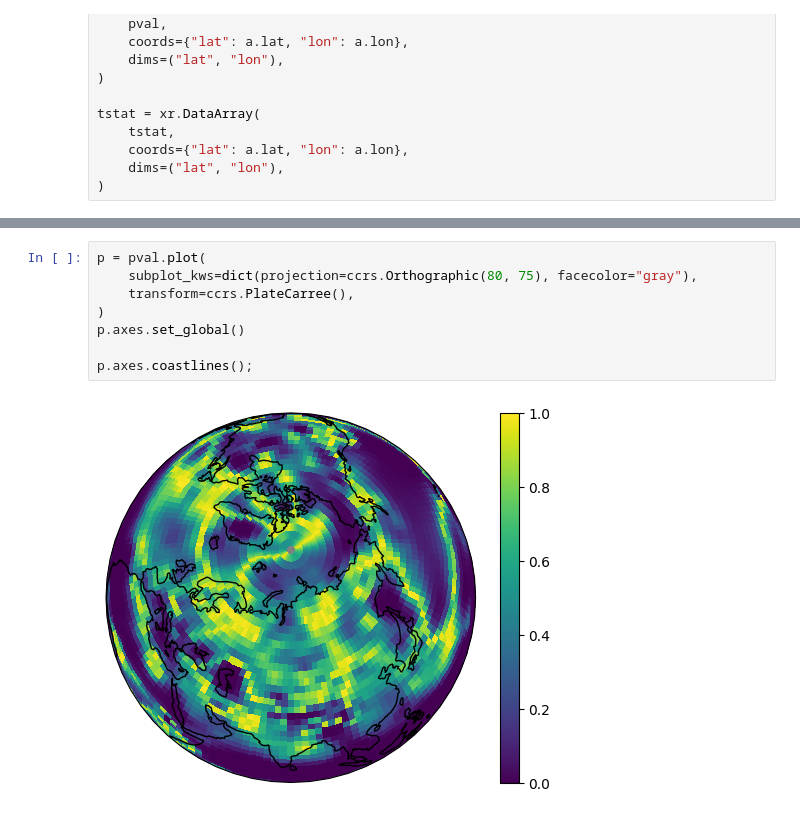
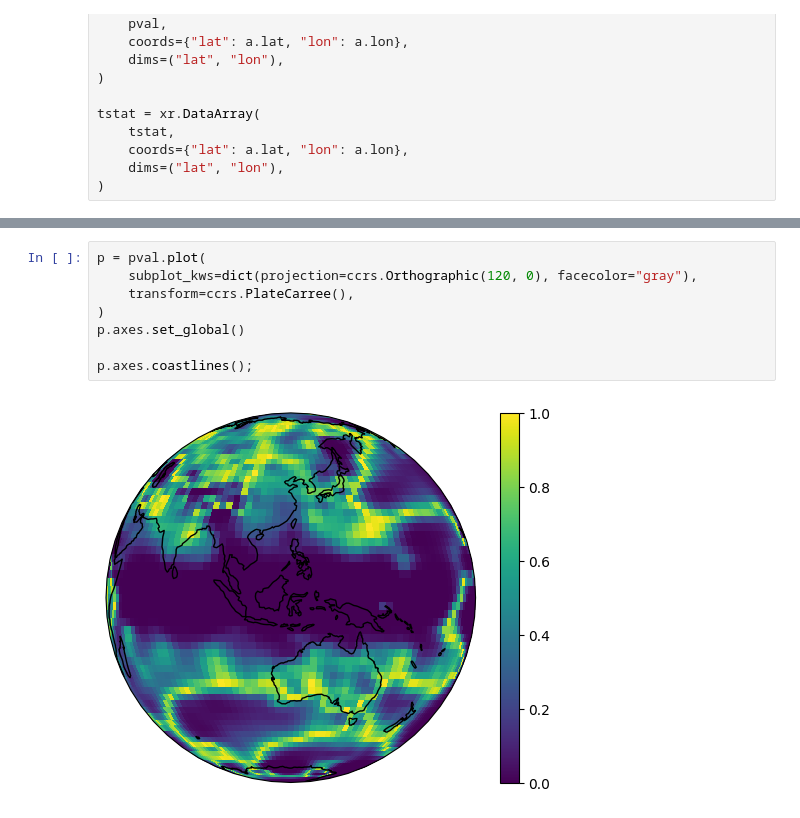
Before and after one commit to johanmon/Statistics, a Jupyter notebook: project/first.ipynb, the cells around one changed output, grey strips where cells are left out. Cells and saved outputs as stored; diff of their text form.

```diff
--- a/project/first.ipynb
+++ b/project/first.ipynb
@@ -247,10 +262,10 @@ p.axes.coastlines();
 # %%
 p = pval.plot(
-    subplot_kws=dict(projection=ccrs.Orthographic(80, 75), facecolor="gray"),
+    subplot_kws=dict(projection=ccrs.Orthographic(120, 0), facecolor="gray"),
     transform=ccrs.PlateCarree(),
 )
 p.axes.set_global()
 
 p.axes.coastlines();
 # %% [output]
-[figure, old version]
+[figure, new version]
```
Also changed, not shown: parts of 23 cells of this notebook.
